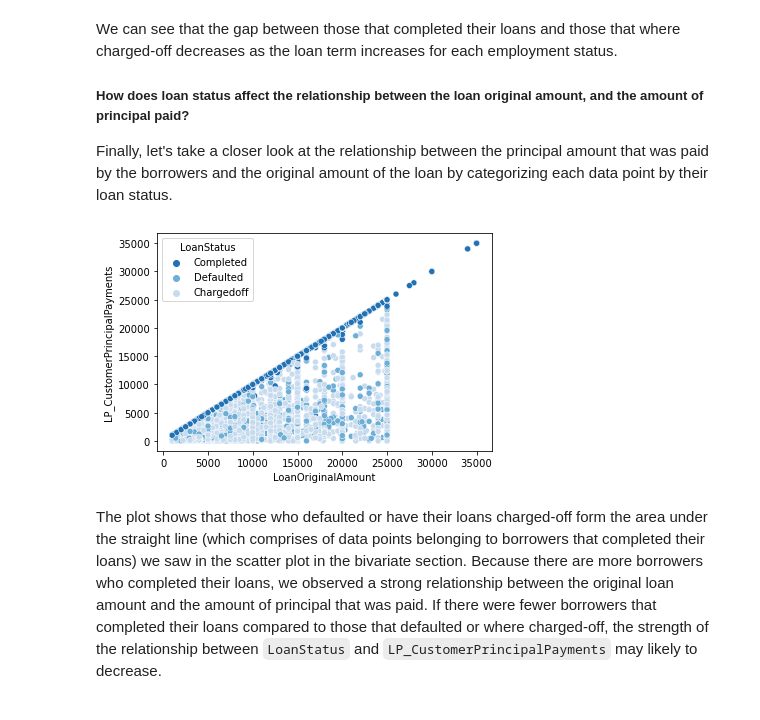
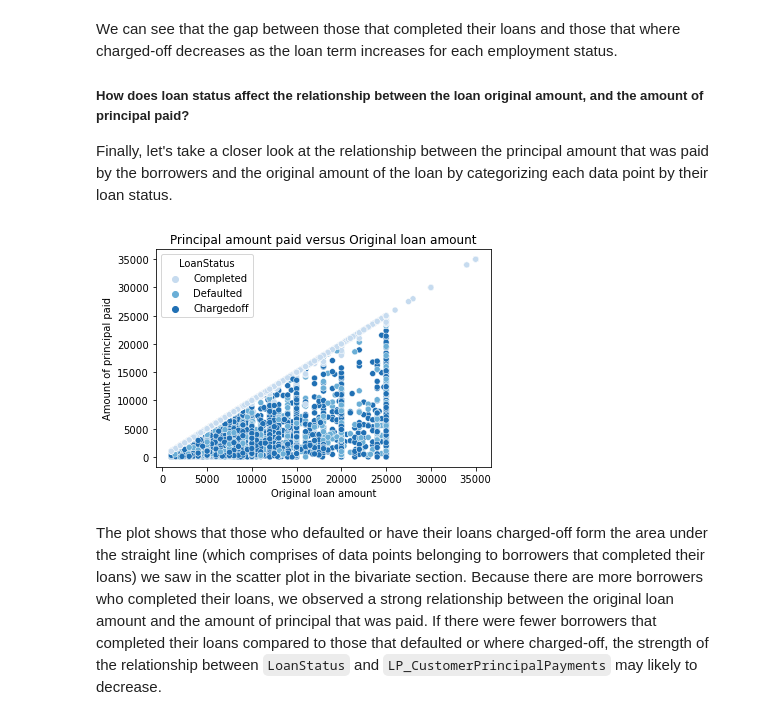
Before and after one commit to cnikoro/prosper_loan_eda, a Jupyter notebook: Part_I_exploration_template.ipynb, the cells around one changed output. Saved outputs shown, nothing was run; the diff lists cells and outputs as text; code cells hidden in the pictures.

```diff
--- a/Part_I_exploration_template.ipynb
+++ b/Part_I_exploration_template.ipynb
@@ -942,9 +986,14 @@ Finally, let's take a closer look at the relationship between the principal amou
 # %%
 # relationship of the loan original amount and principal paid per loan status
 
 sns.scatterplot(data=loan_sub_data, x='LoanOriginalAmount', y='LP_CustomerPrincipalPayments',
-               hue='LoanStatus', palette="Blues_r");
+               hue='LoanStatus', palette="Blues");
+
+plt.xlabel("Original loan amount")
+plt.ylabel("Amount of principal paid")
+
+plt.title("Principal amount paid versus Original loan amount");
 # %% [output]
-[figure, old version]
+[figure, new version]
 # %% [markdown]
 The plot shows that those who defaulted or have their loans charged-off form the area under the straight line (which comprises of data points belonging to borrowers that completed their loans) we saw in the scatter plot in the bivariate section. Because there are more borrowers who completed their loans, we observed a strong relationship between the original loan amount and the amount of principal that was paid. If there were fewer borrowers that completed their loans compared to those that defaulted or where charged-off, the strength of the relationship between `LoanStatus` and `LP_CustomerPrincipalPayments` may likely to decrease.
```
Also changed, not shown: parts of 29 cells of this notebook.
